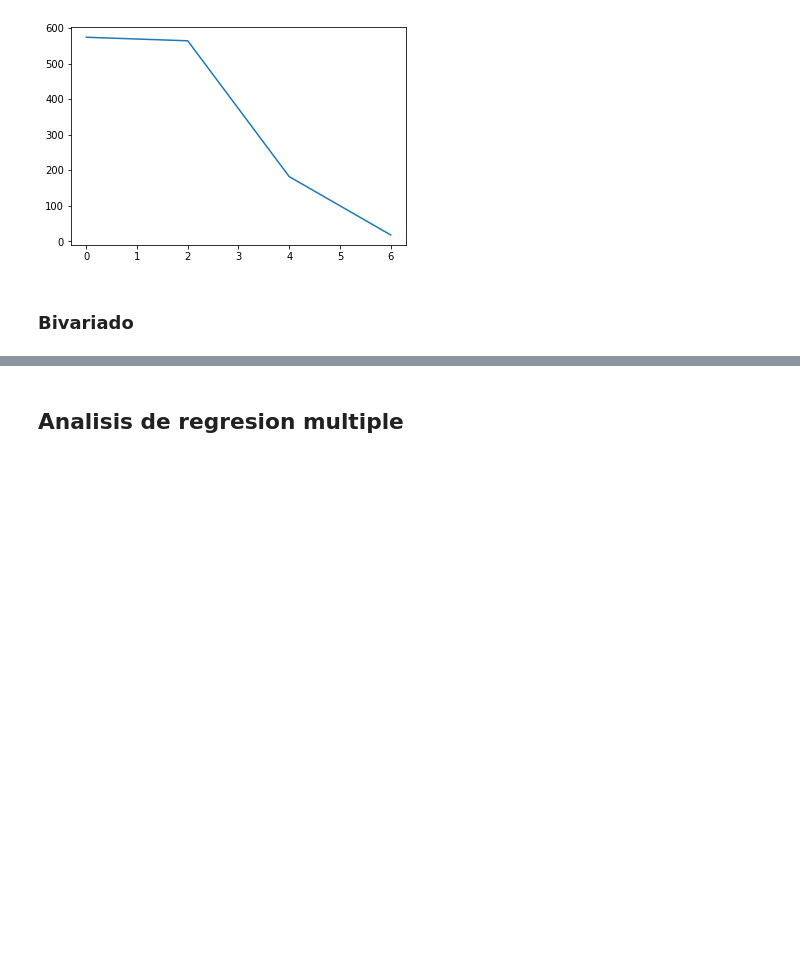
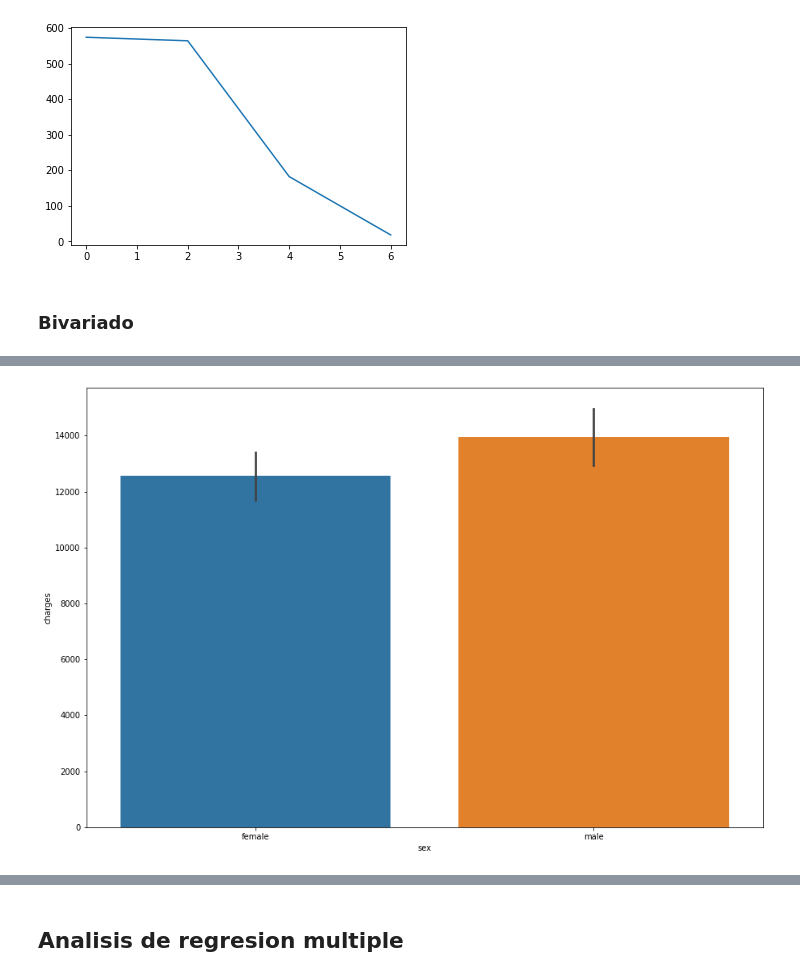
Before and after one commit to drmorales4/proyectoRegresion_BIM2, a Jupyter notebook: proyectoBIM2_medicalCostPersonal.ipynb, the cells around one changed output, grey strips where cells are left out. Cells and saved outputs as stored; diff of their text form; code cells hidden in the pictures; blank space fills up the shorter version.

```diff
--- a/proyectoBIM2_medicalCostPersonal.ipynb
+++ b/proyectoBIM2_medicalCostPersonal.ipynb
@@ -450,0 +501,6 @@ plt.plot(bins[:-1]+1, counts)
+# %%
+# Gráfica de barras:
+
+ax = sns.barplot(x="sex", y="charges", data=data)
+# %% [output]
+[figure, added]
```
Also changed, not shown: parts of 12 cells of this notebook, 1 other file.
